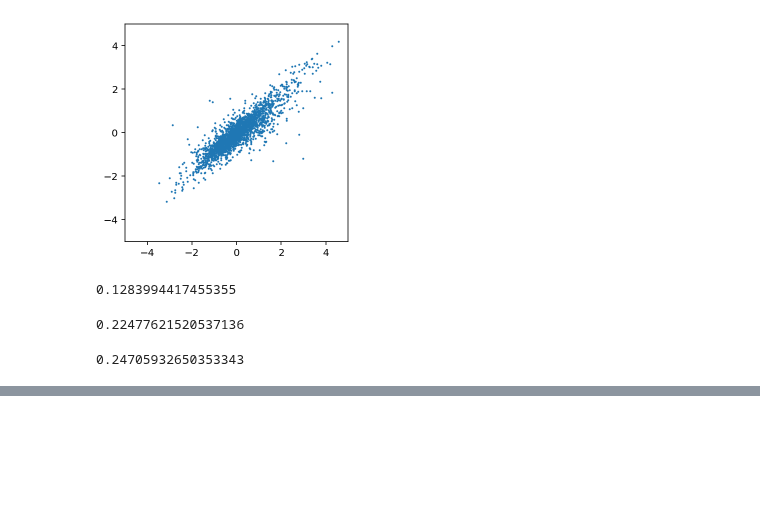
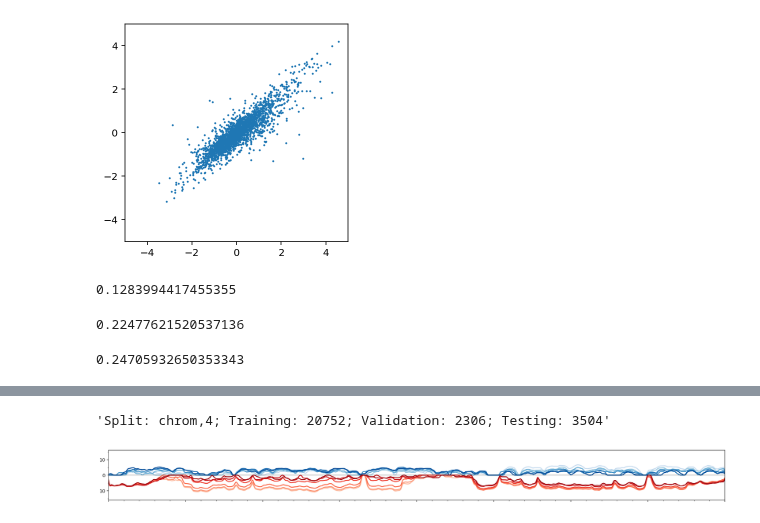
Before and after one commit to HarteminkLab/chromatin-transformers, a Jupyter notebook: Data Loading.ipynb, the cells around one changed output, grey strips where cells are left out. Cells and saved outputs as stored; diff of their text form; code cells hidden in the pictures; blank space fills up the shorter version.

Commit message:
Testing old training function

```diff
--- a/Data Loading.ipynb
+++ b/Data Loading.ipynb
@@ -134,0 +136,14 @@ R2:
+# %%
+trainer.dataloader.split_repr()
+# %% [output]
+'Split: chrom,4; Training: 20752; Validation: 2306; Testing: 3504'
+# %%
+from src.rna_plotter import load_rna_plotter
+
+rna_plotter = load_rna_plotter()
+# %%
+rna_plotter.set_span_chrom((429116-2000, 429116+2000), 2)
+# %%
+rna_plotter.plot()
+# %% [output]
+[figure, added]
```
Also changed, not shown: parts of 5 cells of this notebook, 6 other files.
